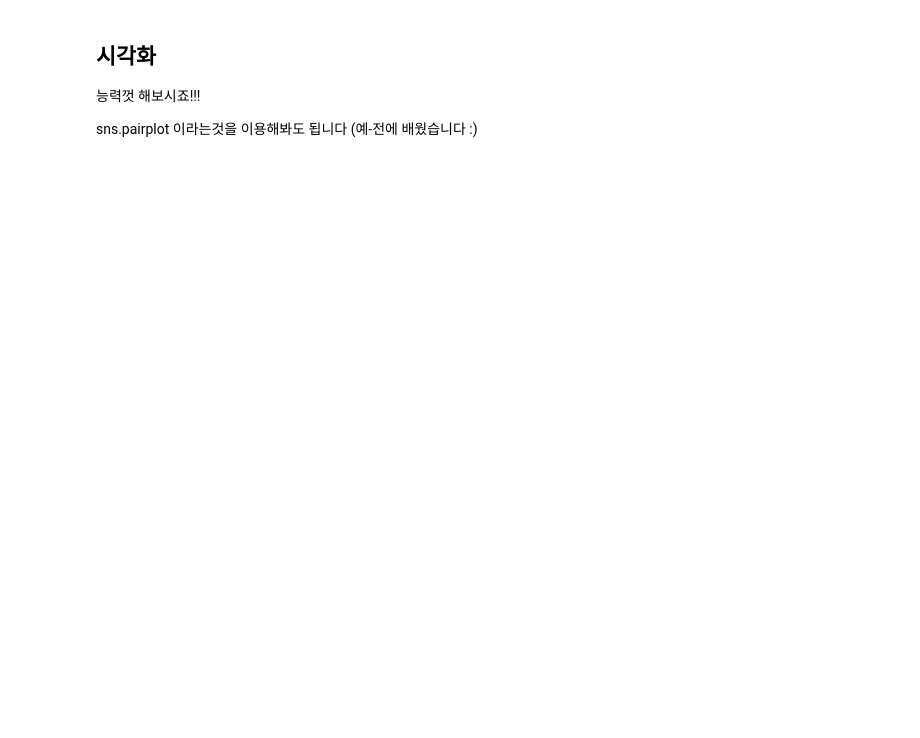
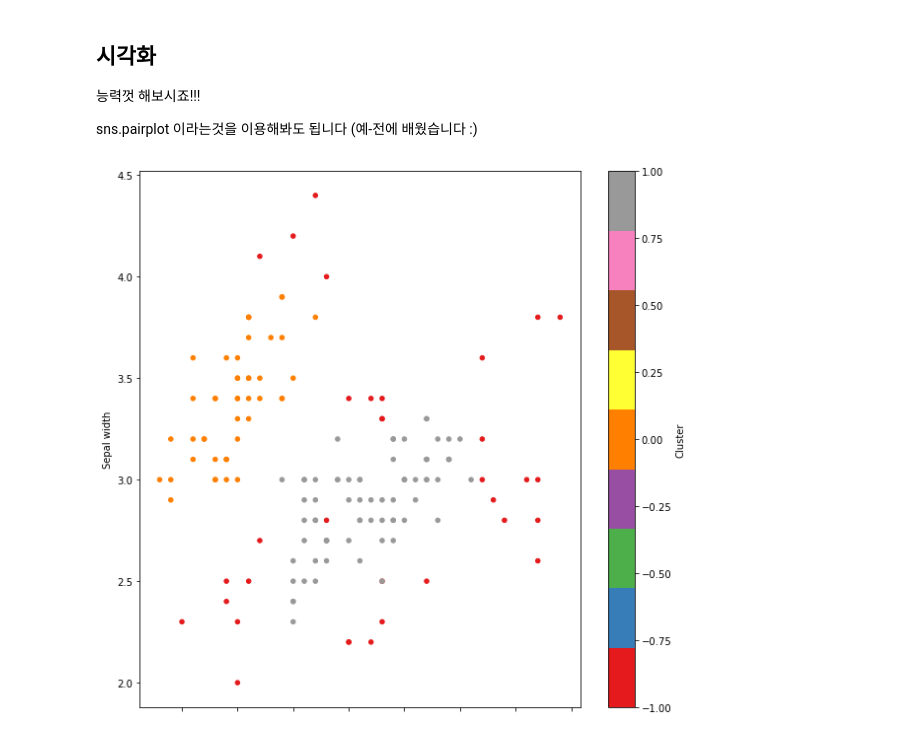
Before and after one commit to cpprhtn/Cpprhtn-s_Deep_Learning, a Jupyter notebook: AI_Class/010/DBSCAN.ipynb, the cells around one changed output. Drawn from its saved outputs; the diff is of its cells as text; code cells hidden in the pictures; blank space fills up the shorter version.

```diff
--- a/AI_Class/010/DBSCAN.ipynb
+++ b/AI_Class/010/DBSCAN.ipynb
@@ -75,0 +123,4 @@ DBSCAN(eps=0.5,min_samples=5)
+# %%
+dbs = DBSCAN(eps=0.5,min_samples=5)
+# %%
+dbs.fit(X)
@@ -75,0 +142,5 @@ DBSCAN(eps=0.5,min_samples=5)
+# %%
+label = dbs.labels_
+# %%
+df['Cluster'] = label
+df
@@ -79,3 +164,9 @@ DBSCAN(eps=0.5,min_samples=5)
 능력껏 해보시죠!!!
 
 sns.pairplot 이라는것을 이용해봐도 됩니다 (예-전에 배웠습니다 :)
+# %%
+df.plot(kind='scatter', x='Sepal length', y='Sepal width', c='Cluster', cmap='Set1',
+        colorbar=True, figsize=(10, 10))
+plt.show()
+# %% [output]
+[figure, added]
```
Also changed, not shown: parts of 10 cells of this notebook, 1 other file.
